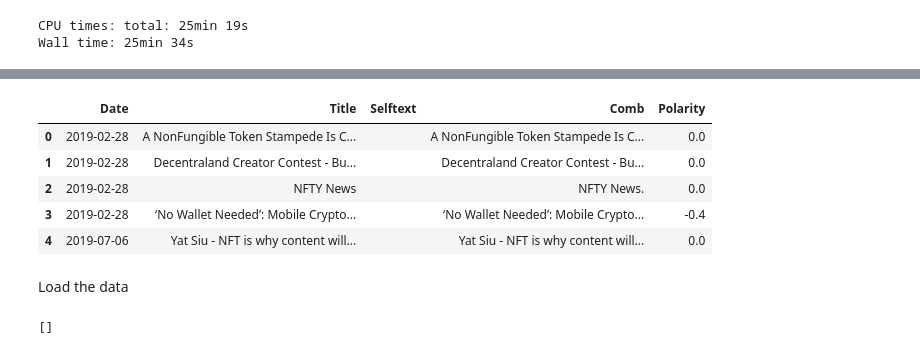
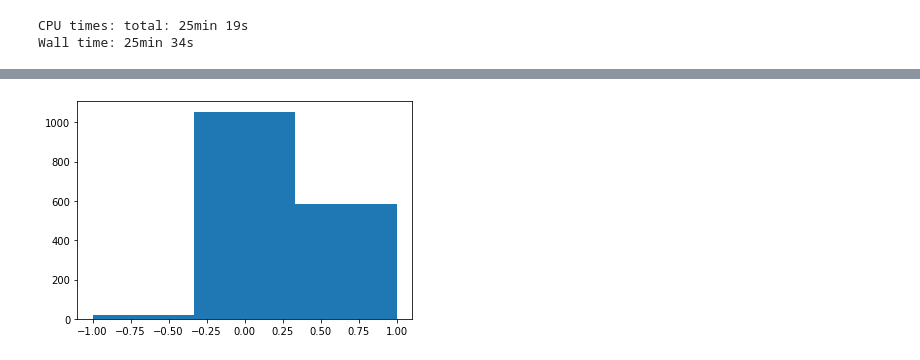
Before and after one commit to amicha02/ape_mining, a Jupyter notebook: notebooks/4.0-mw-sentiment.ipynb, the cells around one changed output, grey strips where cells are left out. Drawn from its saved outputs; the diff is of its cells as text; code cells hidden in the pictures.

```diff
--- a/notebooks/4.0-mw-sentiment.ipynb
+++ b/notebooks/4.0-mw-sentiment.ipynb
@@ -191,0 +189,4 @@ ValueError: Length mismatch: Expected axis has 267722 elements, new values have
+# %%
+pol_df = df.resample("D").sum().fillna(0).round(2).rename(columns={"Polarity":"Polarity_Sum"})
+pol_df["Polarity_Mean"] = df.resample("D").mean().fillna(0).round(2)["Polarity"]
+pol_df
@@ -192,6 +224,7 @@ ValueError: Length mismatch: Expected axis has 267722 elements, new values have
 # %%
-conditions = (df["Polarity"] < 0.0, df["Polarity"] == 0.0, df["Polarity"] > 0.0)
+conditions = (pol_df["Polarity_Mean"] < 0.0, pol_df["Polarity_Mean"] == 0.0, pol_df["Polarity_Mean"] > 0.0)
 choices = (-1, 0, 1)
 
-np.select(conditions, choices, default=0)
+pol_df["Sentiment"] = np.select(conditions, choices, default=0)
+pol_df
 # %% [output]
@@ -199,11 +244,0 @@ array([0, 0, 0, ..., 1, 0, 1])
-# %%
-df.to_csv("../data/signals/Reddit_NFT_Sent.csv")
-# %% [output]
-|  | Date | Title | Selftext | Comb | Polarity |
-| 0 | 2019-02-28 | A NonFungible Token Stampede Is C... |  | A NonFungible Token Stampede Is C... | 0.0 |
-| 1 | 2019-02-28 | Decentraland Creator Contest - Bu... |  | Decentraland Creator Contest - Bu... | 0.0 |
-| 2 | 2019-02-28 | NFTY News |  | NFTY News. | 0.0 |
-| 3 | 2019-02-28 | ‘No Wallet Needed’: Mobile Crypto... |  | ‘No Wallet Needed’: Mobile Crypto... | -0.4 |
-| 4 | 2019-07-06 | Yat Siu - NFT is why content will... |  | Yat Siu - NFT is why content will... | 0.0 |
-# %% [markdown]
-Load the data
@@ -216,12 +244,0 @@ Load the data
-# %%
-from nltk.sentiment.vader import SentimentIntensityAnalyzer as SIA
-
-sia = SIA()
-results = []
-
-for line in headlines:
-    pol_score = sia.polarity_scores(line)
-    pol_score['headline'] = line
-    results.append(pol_score)
-# %% [output]
-[]
@@ -227,0 +247,4 @@ for line in headlines:
+# %%
+_ = plt.hist(pol_df["Sentiment"].values, bins=3)
+# %% [output]
+[figure, added]
```
Also changed, not shown: parts of 11 cells of this notebook, 2 other files.
